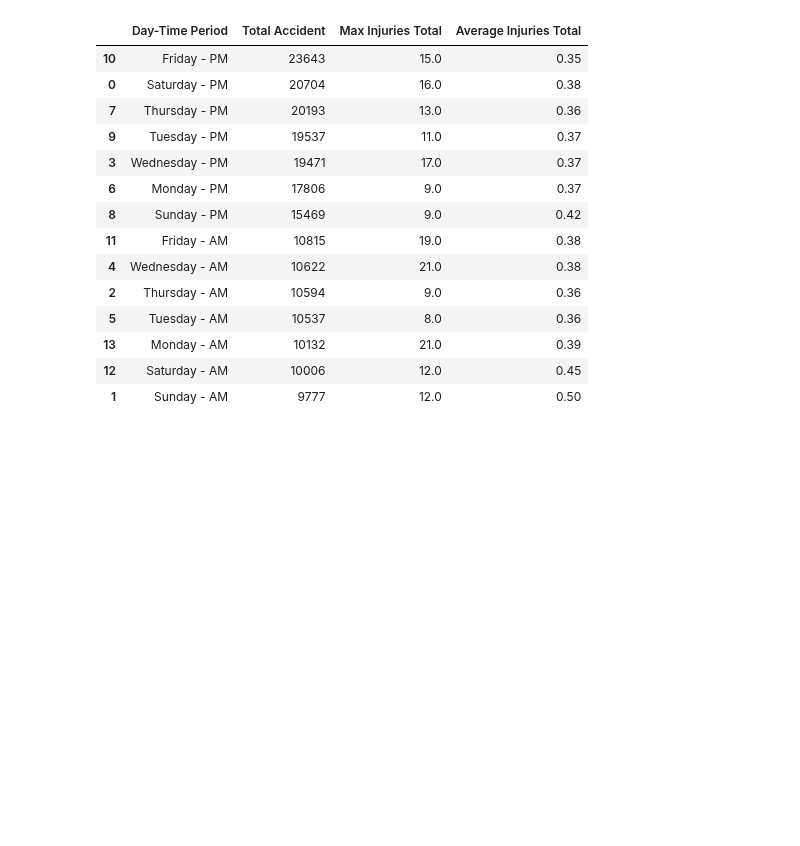
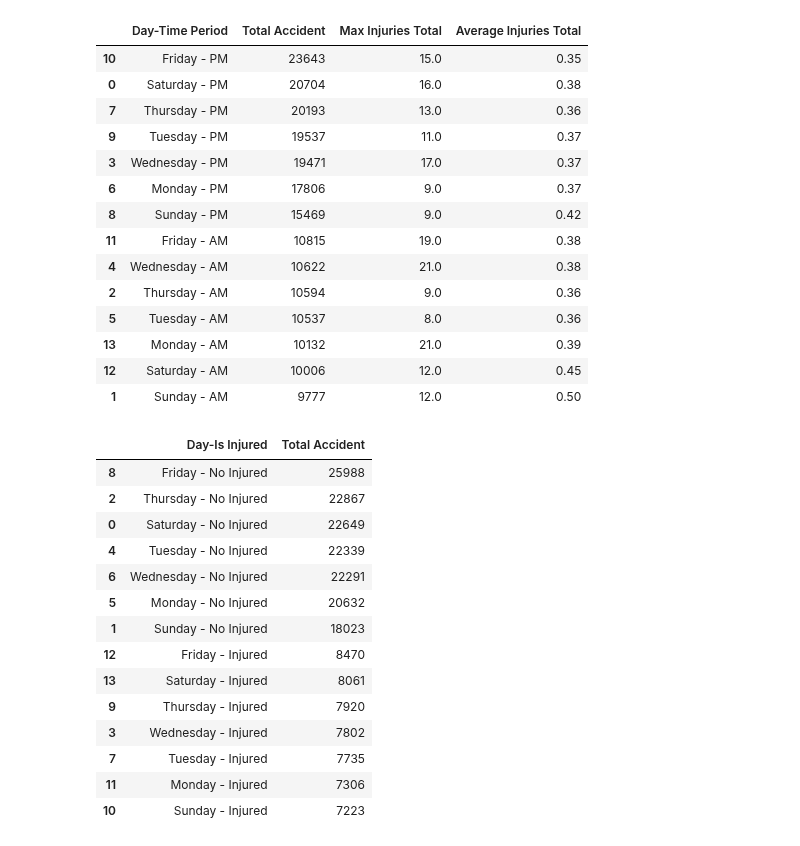
Before and after one commit to FlazeFy2/DS-Traffic_Accidents, a Jupyter notebook: descriptive statistics.ipynb, the cells around one changed output. Drawn from its saved outputs; the diff is of its cells as text; code cells hidden in the pictures; blank space fills up the shorter version.

Commit message:
[DS] Descriptive Statistic for Analyzed Accidents by Day Name and Is Injured

```diff
--- a/descriptive statistics.ipynb
+++ b/descriptive statistics.ipynb
@@ -203,3 +203,66 @@ res_df
 | 13 | Monday - AM | 10132 | 21.0 | 0.39 |
 | 12 | Saturday - AM | 10006 | 12.0 | 0.45 |
 | 1 | Sunday - AM | 9777 | 12.0 | 0.50 |
+# %%
+import pandas as pd
+import statistics
+import numpy as np
+
+# Declaration
+# Descriptive Statistic for Analyzed Accidents by Day Name and Is Injured
+data = pd.read_csv("traffic_accidents.csv")
+
+# Convert Crash Date
+data['crash_date'] = pd.to_datetime(data['crash_date'], format='%m/%d/%Y %I:%M:%S %p')
+
+# Extract Day Name and Time Period (AM/PM)
+data['Day Name'] = data['crash_date'].dt.day_name()
+
+# Categorize Injured
+def categorize_injured(val):
+    if val == 0:
+        return "No Injured"
+    else:
+        return "Injured"
+
+# Group by Period and Count
+data['is_injured'] = data['injuries_total'].apply(categorize_injured)
+
+# Combine Day Name and Is Injured
+data['Day-Is Injured'] = data['Day Name'] + ' - ' + data['is_injured']
+
+# Unique values for Day-Is Injured
+day_time_groups = data['Day-Is Injured'].unique().tolist()
+
+results = []
+for group in day_time_groups:
+    group_data = data[data['Day-Is Injured'] == group]
+
+    total_accident = group_data['injuries_total'].count()
+
+    # Append result dictionary for each Day-Is Injured
+    results.append({
+        'Day-Is Injured': group,
+        'Total Accident': total_accident
+    })
+
+# Sort
+res_df = pd.DataFrame(results)
+res_df = res_df.sort_values(by='Total Accident', ascending=False)
+res_df
+# %% [output]
+|  | Day-Is Injured | Total Accident |
+| 8 | Friday - No Injured | 25988 |
+| 2 | Thursday - No Injured | 22867 |
+| 0 | Saturday - No Injured | 22649 |
+| 4 | Tuesday - No Injured | 22339 |
+| 6 | Wednesday - No Injured | 22291 |
+| 5 | Monday - No Injured | 20632 |
+| 1 | Sunday - No Injured | 18023 |
+| 12 | Friday - Injured | 8470 |
+| 13 | Saturday - Injured | 8061 |
+| 9 | Thursday - Injured | 7920 |
+| 3 | Wednesday - Injured | 7802 |
+| 7 | Tuesday - Injured | 7735 |
+| 11 | Monday - Injured | 7306 |
+| 10 | Sunday - Injured | 7223 |
```
Also changed, not shown: 1 other file.
